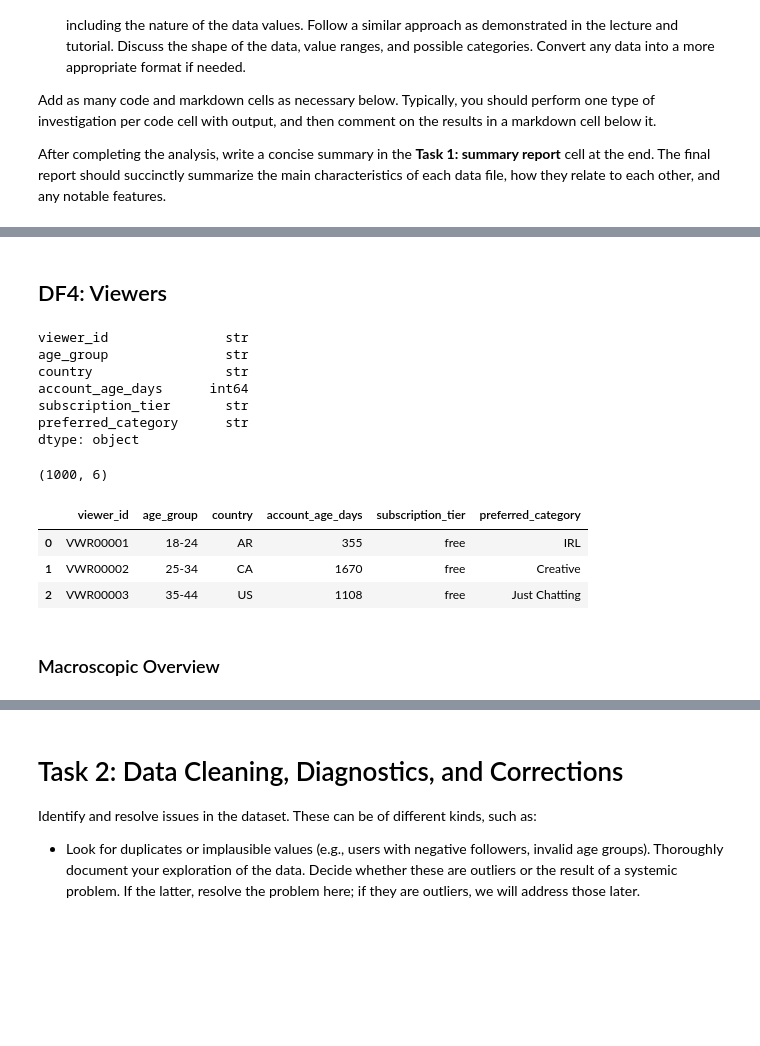
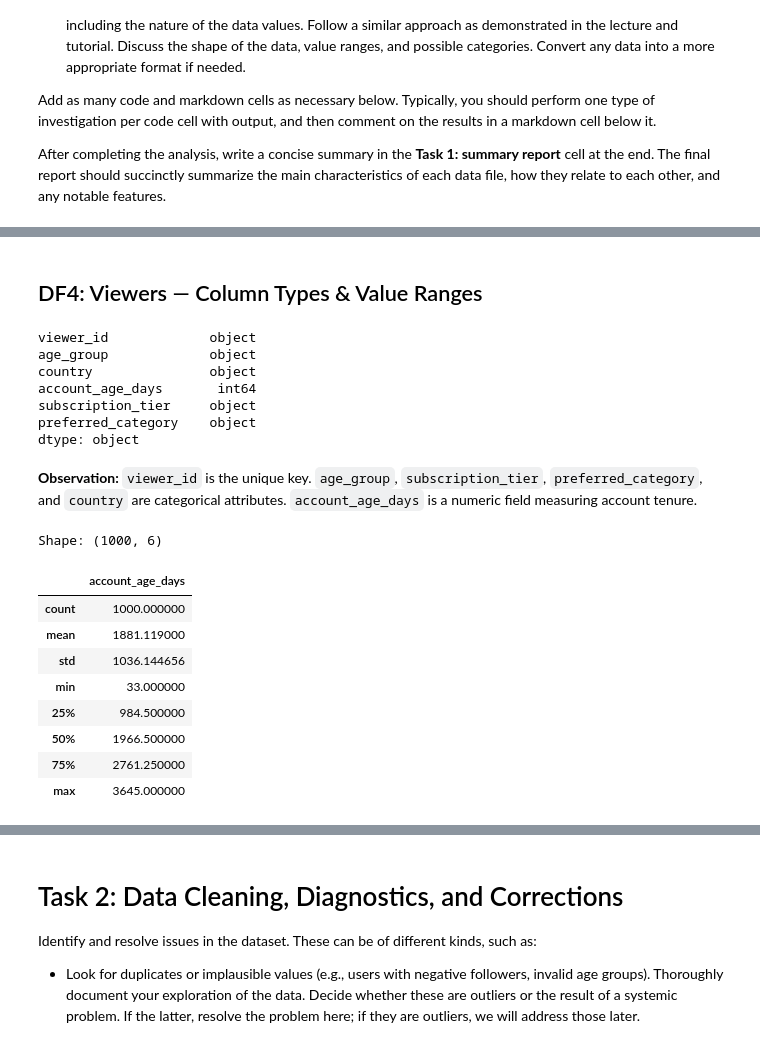
Before and after one commit to timothytzkung/Kung_Tim_Lab_Task, a Jupyter notebook: Assignment_01/IAT461-Assignment01-Scaffold.ipynb, the cells around one changed output, grey strips where cells are left out. Saved outputs shown, nothing was run; the diff lists cells and outputs as text; code cells hidden in the pictures; blank space fills up the shorter version.

```diff
--- a/Assignment_01/IAT461-Assignment01-Scaffold.ipynb
+++ b/Assignment_01/IAT461-Assignment01-Scaffold.ipynb
@@ -11,13 +11,20 @@ Add as many code and markdown cells as necessary below. Typically, you should pe
 
 After completing the analysis, write a concise summary in the **Task 1: summary report** cell at the end. The final report should succinctly summarize the main characteristics of each data file, how they relate to each other, and any notable features.
 # %%
-# this is your first code cell, add more cells for code and mardown as needed
+# ── Task 1 | Data Loading ──────────────────────────────────────────────────────
 import pandas as pd
 import numpy as np
+import matplotlib.pyplot as plt
+import seaborn as sns
 
-df1 = pd.read_csv("data/sessions.csv")
-df2 = pd.read_csv("data/streamers.csv")
-df3 = pd.read_csv("data/streams.csv")
-df4 = pd.read_csv("data/viewers.csv")
+df1 = pd.read_csv("../data/sessions.csv")
+df2 = pd.read_csv("../data/streamers.csv")
+df3 = pd.read_csv("../data/streams.csv")
+df4 = pd.read_csv("../data/viewers.csv")
 
 datasets = [df1, df2, df3, df4]
+names = ["sessions", "streamers", "streams", "viewers"]
+
+print("Datasets loaded successfully.")
+for name, df in zip(names, datasets):
+    print(f"  {name}: {df.shape[0]:,} rows × {df.shape[1]} columns")
@@ -134,23 +176,28 @@ df3.head(10)
 # %% [markdown]
-## DF4: Viewers
+## DF4: Viewers — Column Types & Value Ranges
 # %%
 df4.dtypes
 # %% [output]
-viewer_id               str
-age_group               str
-country                 str
-account_age_days      int64
-subscription_tier       str
-preferred_category      str
+viewer_id             object
+age_group             object
+country               object
+account_age_days       int64
+subscription_tier     object
+preferred_category    object
 dtype: object
+# %% [markdown]
+**Observation:** `viewer_id` is the unique key. `age_group`, `subscription_tier`, `preferred_category`, and `country` are categorical attributes. `account_age_days` is a numeric field measuring account tenure.
 # %%
-print(df4.shape)
-df4.head(3)
+print(f"Shape: {df4.shape}")
+df4.describe()
 # %% [output]
-(1000, 6)
+Shape: (1000, 6)
-|  | viewer_id | age_group | country | account_age_days | subscription_tier | preferred_category |
-| 0 | VWR00001 | 18-24 | AR | 355 | free | IRL |
-| 1 | VWR00002 | 25-34 | CA | 1670 | free | Creative |
-| 2 | VWR00003 | 35-44 | US | 1108 | free | Just Chatting |
+|  | account_age_days |
+| count | 1000.000000 |
+| mean | 1881.119000 |
+| std | 1036.144656 |
+| min | 33.000000 |
+| 25% | 984.500000 |
+| 50% | 1966.500000 |
+| 75% | 2761.250000 |
+| max | 3645.000000 |
-# %% [markdown]
-### Macroscopic Overview
```
Also changed, not shown: parts of 243 cells of this notebook, 4 other files.
